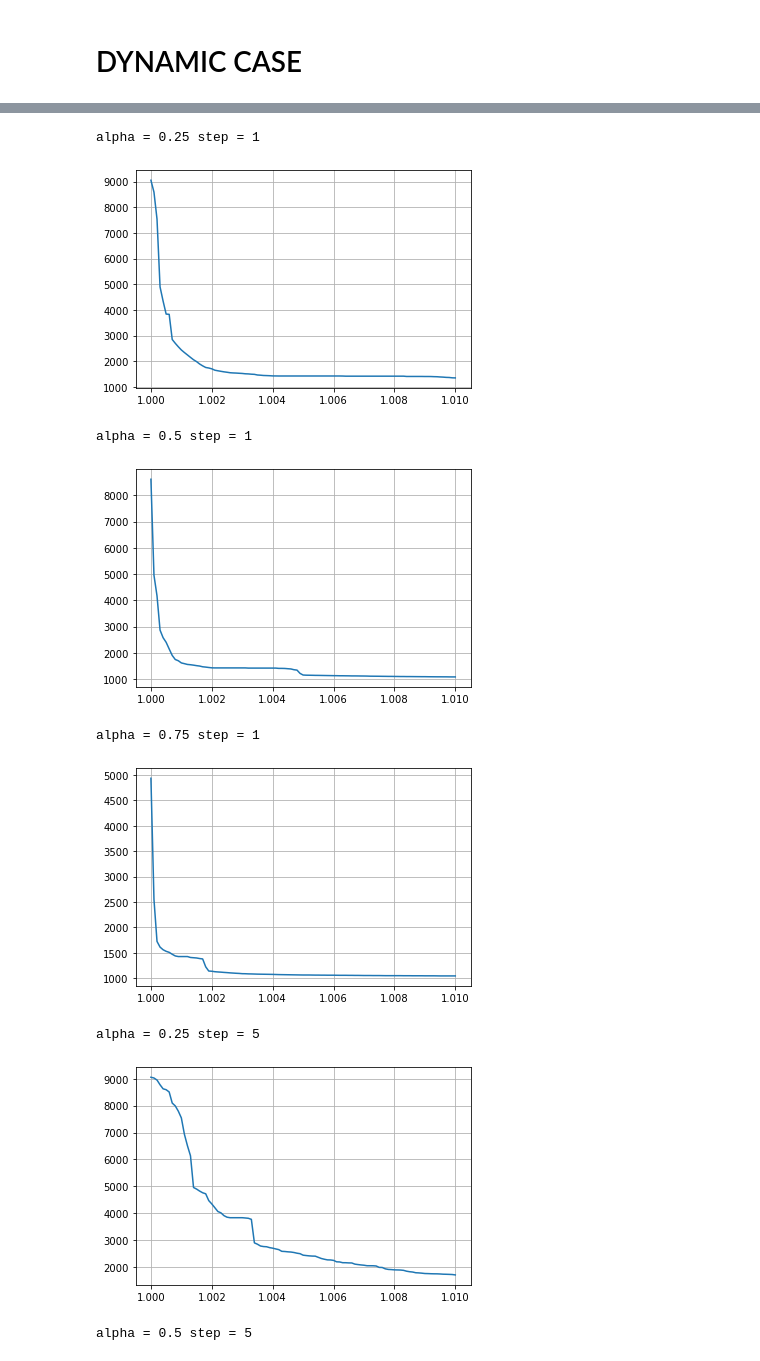
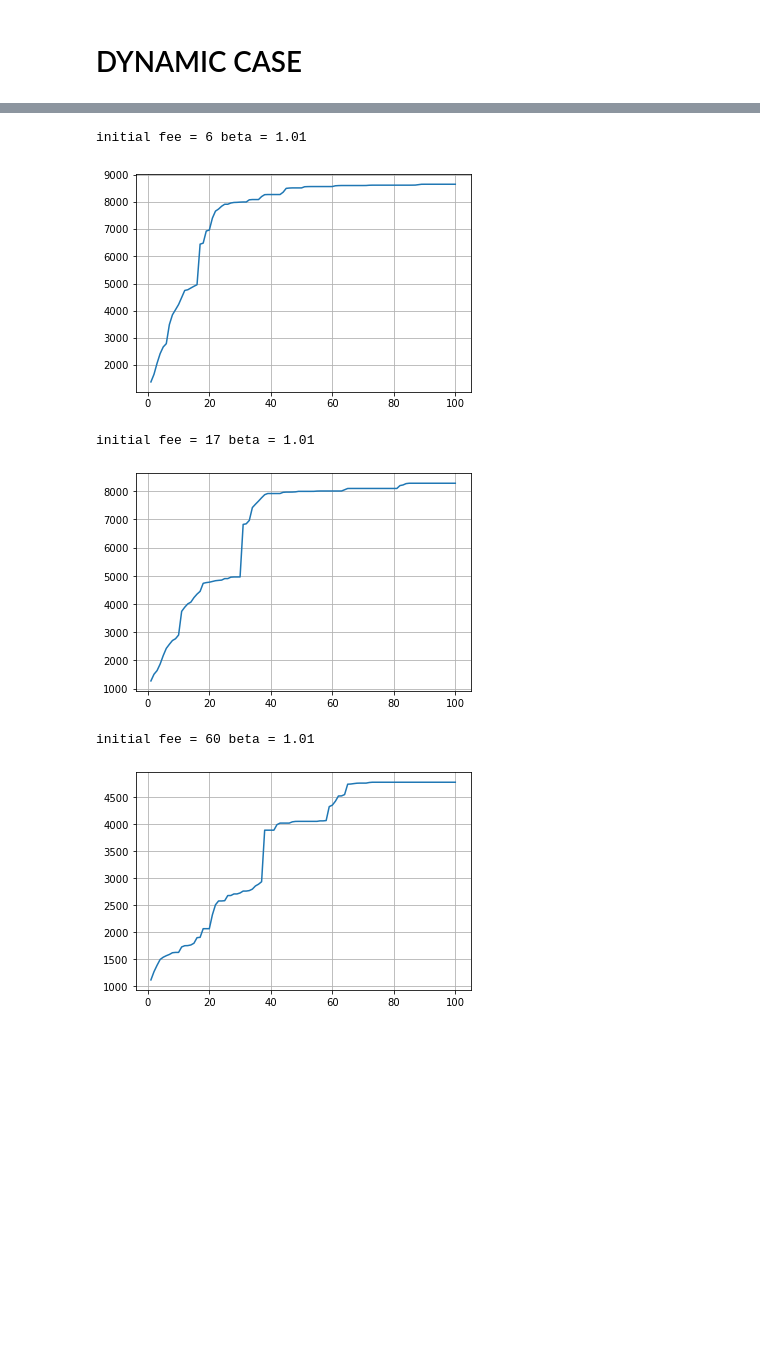
Before and after one commit to CosimoSguanci/Mass-Exit-Attacks-on-LN, a Jupyter notebook: ZombieAttackSimulation.ipynb, the cells around one changed output, grey strips where cells are left out. Cells and saved outputs as stored; diff of their text form; code cells hidden in the pictures; blank space fills up the shorter version.

Commit message:
New Dynamic Analysis for Zombie Attack

```diff
--- a/ZombieAttackSimulation.ipynb
+++ b/ZombieAttackSimulation.ipynb
@@ -393,92 +398,44 @@ plt.show()
 # %%
 # Dynamic Case
 # beta: factor of growth of the fee (new_fee = alpha * beta)
 # step: number of blocks after which the fee is increased
 # gamma: percentage of transactions that are replaced (TODO)
 
 fee_ranges = [0, 1, 2, 3, 4, 5, 6, 7, 8, 10, 12, 14, 17, 20, 25, 30, 40, 50, 60, 70, 80, 100, 120, 140, 170, 200]
 
 alphas = [0.25, 0.5, 0.75]
-betas = np.arange(start=1, stop=1.01, step=0.0001)
-step = 1
+beta = 1.01 # 1 percent fixed
+steps = np.linspace(1, 100, num=100)
 
-# Step = 1 block
+#print(LN_CLOSING_CHANNEL_DELAY + simulate(mempool_data, blocks_data, 497928, 4, INITIAL_NUM_ZOMBIE_CHANNELS, highest_priority=False, dynamic=True, alpha=0, beta=beta, step=1))
+
 for alpha in alphas:
 
     highest_priority = False
 
     fee_index_in_ranges = math.floor(alpha * (len(fee_ranges) - 1))
 
     if(fee_index_in_ranges > len(fee_ranges) - 1):
         highest_priority = True
         fee_index_in_ranges = len(fee_ranges) - 1
 
+    initial_fee = fee_ranges[fee_index_in_ranges]
+
     needed_blocks = []
 
-    for beta in betas:
+    for step in steps:
         needed_blocks.append(LN_CLOSING_CHANNEL_DELAY + simulate(mempool_data, blocks_data, 497928, fee_index_in_ranges, INITIAL_NUM_ZOMBIE_CHANNELS, highest_priority=highest_priority, dynamic=True, alpha=alpha, beta=beta, step=step))
 
-    print("alpha =", alpha, "step =", step)
+    print("initial fee =", initial_fee, "beta =", beta)
 
     fig, ax = plt.subplots()
     ax.grid(True)
-    plt.plot(betas, needed_blocks)
+    plt.plot(steps, needed_blocks)
     plt.show()
-
-# Step = 5 blocks
-step = 5
-for alpha in alphas:
-
-    highest_priority = False
-
-    fee_index_in_ranges = math.floor(alpha * (len(fee_ranges) - 1))
-
-    if(fee_index_in_ranges > len(fee_ranges) - 1):
-        highest_priority = True
-        fee_index_in_ranges = len(fee_ranges) - 1
-
-    needed_blocks = []
-
-    for beta in betas:
-        needed_blocks.append(LN_CLOSING_CHANNEL_DELAY + simulate(mempool_data, blocks_data, 497928, fee_index_in_ranges, INITIAL_NUM_ZOMBIE_CHANNELS, highest_priority=highest_priority, dynamic=True, alpha=alpha, beta=beta, step=step))
-
-    print("alpha =", alpha, "step =", step)
-
-    fig, ax = plt.subplots()
-    ax.grid(True)
-    plt.plot(betas, needed_blocks)
-    plt.show()
-
-# Step = 10 blocks
-step = 10
-for alpha in alphas:
-
-    highest_priority = False
-
-    fee_index_in_ranges = math.floor(alpha * (len(fee_ranges) - 1))
-
-    if(fee_index_in_ranges > len(fee_ranges) - 1):
-        highest_priority = True
-        fee_index_in_ranges = len(fee_ranges) - 1
-
-    needed_blocks = []
-
-    for beta in betas:
-        needed_blocks.append(LN_CLOSING_CHANNEL_DELAY + simulate(mempool_data, blocks_data, 497928, fee_index_in_ranges, INITIAL_NUM_ZOMBIE_CHANNELS, highest_priority=highest_priority, dynamic=True, alpha=alpha, beta=beta, step=step))
-
-    print("alpha =", alpha, "step =", step)
-
-    fig, ax = plt.subplots()
-    ax.grid(True)
-    plt.plot(betas, needed_blocks)
-    plt.show()
 # %% [output]
-alpha = 0.25 step = 1
+initial fee = 6 beta = 1.01
-[figure, old version]
+[figure, new version]
-alpha = 0.5 step = 1
+initial fee = 17 beta = 1.01
-[figure, old version]
+[figure, new version]
-alpha = 0.75 step = 1
+initial fee = 60 beta = 1.01
-[figure, old version]
+[figure, new version]
-alpha = 0.25 step = 5
-[figure, removed]
-alpha = 0.5 step = 5
```
Also changed, not shown: parts of 7 cells of this notebook.
